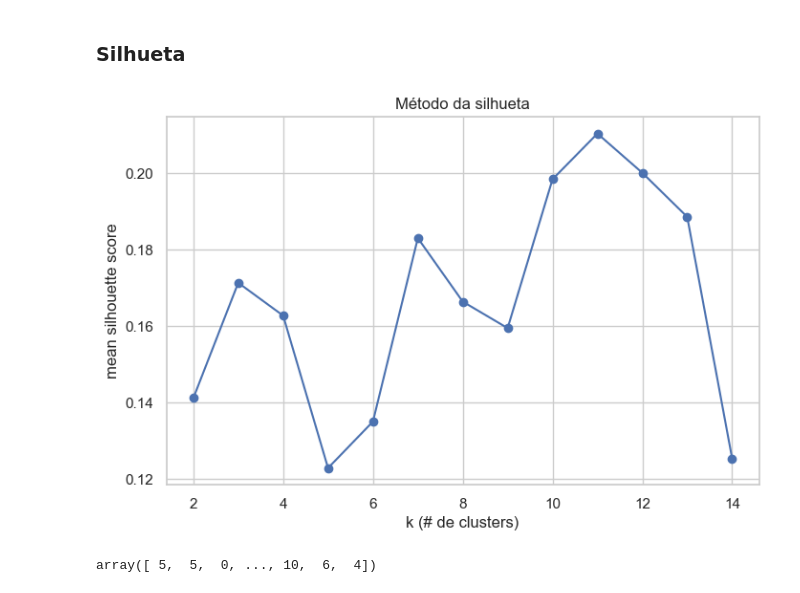
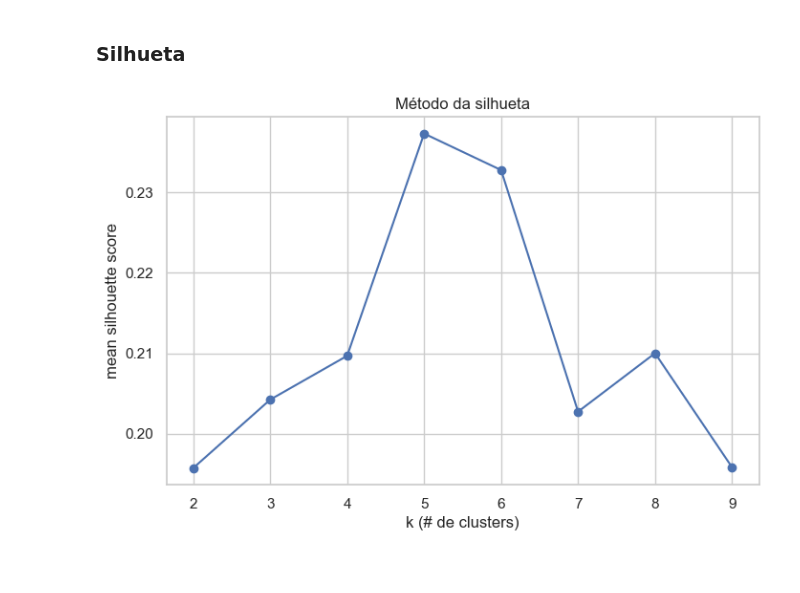
Before and after one commit to gslopes-1996/Campaign-Prediction, a Jupyter notebook: projeto_versao1.ipynb, the cells around one changed output. Saved outputs shown, nothing was run; the diff lists cells and outputs as text; code cells hidden in the pictures.

```diff
--- a/projeto_versao1.ipynb
+++ b/projeto_versao1.ipynb
@@ -307,0 +441,3 @@ plt.show()
+# %%
+data_cleaned.drop(columns = ['Pos_Graduacao', 'Ex_Casal'], inplace = True)
+data_cleaned.head(2)
@@ -307,0 +454,4 @@ plt.show()
+# %%
+quali = ['Reclamou','Aceitou_alguma_campanha', 'Educ_Basica', 'Ensino_Superior','Casal','Solteiro']
+# %%
+data_cleaned[quali] = data_cleaned[quali].astype(int)
@@ -448,4 +480,5 @@ from sklearn.metrics import silhouette_samples, silhouette_score
 import matplotlib.pyplot as plt
 # %%
 scaler = MinMaxScaler()
-scaled_data = scaler.fit_transform(data_encoded_)
+scaled_data = scaler.fit_transform(data_cleaned)
+scaled_data
@@ -589,5 +637,5 @@ lista_silhuetas = calc_silhueta(scaled_data, range(2, 15), plot=True)
 # %%
-plot_silhueta(scaled_data, list(range(2, 15)))
+plot_silhueta(scaled_data, list(range(2, 10)))
 # %% [output]
-[figure, old version]
+[figure, new version]
 # %%
@@ -595,6 +643,4 @@ estimador = KMeans(n_clusters =11, random_state = 42)
 modelo = estimador.fit(scaled_data)
 # %%
 modelo.predict(scaled_data)
-modelo.labels_
+data_cleaned['cluster'] = modelo.labels_
-# %% [output]
-array([ 5,  5,  0, ..., 10,  6,  4])
```
Also changed, not shown: parts of 72 cells of this notebook.
